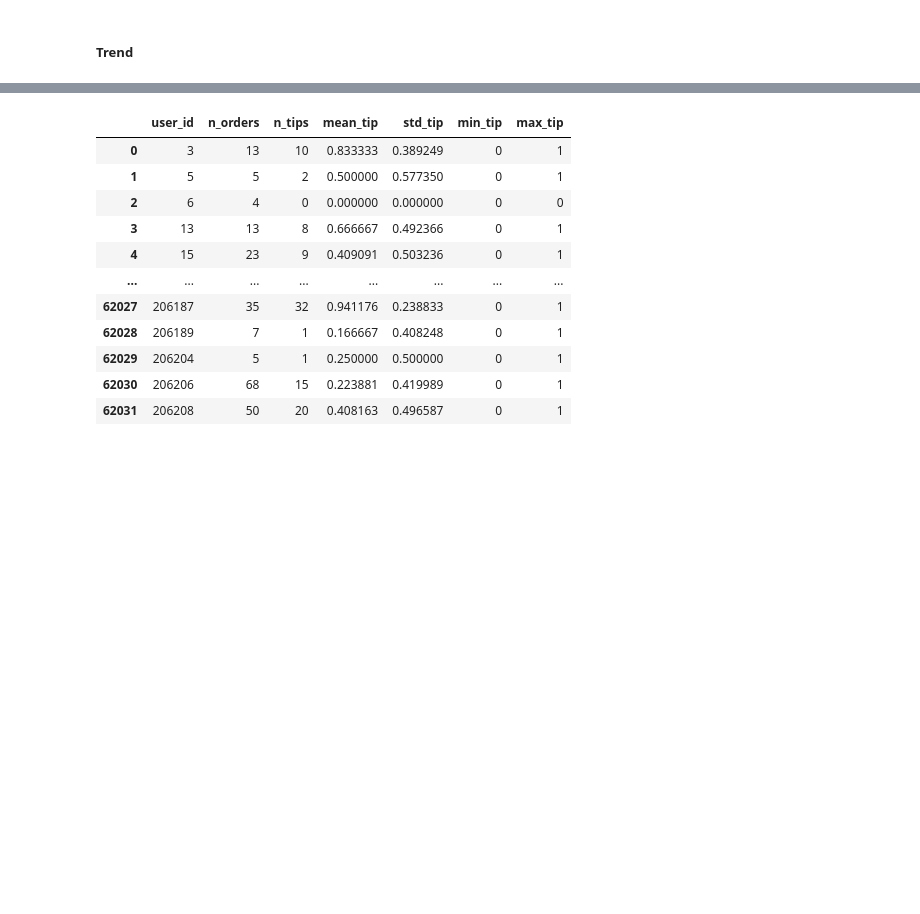
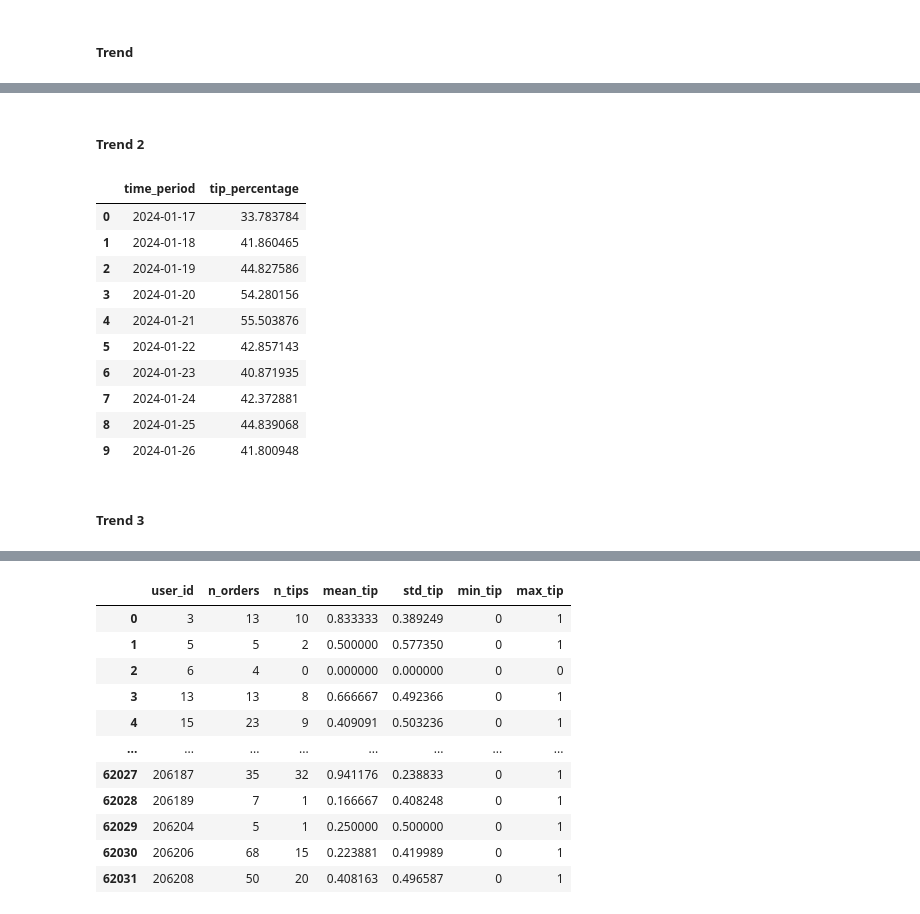
Before and after one commit to tobiiu/DABI-2, a Jupyter notebook: nebenfunktionen2.ipynb, the cells around one changed output, grey strips where cells are left out. Saved outputs shown, nothing was run; the diff lists cells and outputs as text; code cells hidden in the pictures; blank space fills up the shorter version.

```diff
--- a/nebenfunktionen2.ipynb
+++ b/nebenfunktionen2.ipynb
@@ -265,0 +268,47 @@ Trend: sinus
+# %% [markdown]
+##### Trend 2
+# %%
+import pandas as pd
+import matplotlib.pyplot as plt
+import seaborn as sns
+import numpy as np
+from scipy.optimize import curve_fit
+from typing import Tuple
+
+# Assuming create_user_tip_features is available from your original code
+# and orders, tips_public are loaded DataFrames
+
+def aggregate_tip_probability_by_day(user_tip: pd.DataFrame, period: str = 'D') -> pd.DataFrame:
+    """
+    Aggregates tip probability by time period (e.g., daily).
+
+    Parameters:
+    - user_tip (pd.DataFrame): DataFrame with ['order_date', 'tip']
+    - period (str): Aggregation period ('D' for daily, 'W', 'M', etc.)
+
+    Returns:
+    - pd.DataFrame: DataFrame with ['time_period', 'tip_percentage']
+    """
+    user_tip['order_date'] = pd.to_datetime(user_tip['order_date'])
+    try:
+        user_tip['time_period'] = user_tip['order_date'].dt.to_period(period)
+    except ValueError as e:
+        raise ValueError(f"Fehler bei der Umwandlung in Zeitperiode: {e}")
+
+    tip_percentage = user_tip.groupby('time_period')['tip'].mean().reset_index()
+    tip_percentage = tip_percentage.rename(columns={'tip': 'tip_percentage'})
+    tip_percentage['tip_percentage'] = tip_percentage['tip_percentage'] * 100  # Convert to percentage
+    tip_percentage['time_period'] = tip_percentage['time_period'].astype(str)
+    return tip_percentage
+# %% [output]
+|  | time_period | tip_percentage |
+| 0 | 2024-01-17 | 33.783784 |
+| 1 | 2024-01-18 | 41.860465 |
+| 2 | 2024-01-19 | 44.827586 |
+| 3 | 2024-01-20 | 54.280156 |
+| 4 | 2024-01-21 | 55.503876 |
+| 5 | 2024-01-22 | 42.857143 |
+| 6 | 2024-01-23 | 40.871935 |
+| 7 | 2024-01-24 | 42.372881 |
+| 8 | 2024-01-25 | 44.839068 |
+| 9 | 2024-01-26 | 41.800948 |
@@ -265,0 +475,2 @@ Trend: sinus
+# %% [markdown]
+##### Trend 3
```
Also changed, not shown: parts of 11 cells of this notebook.
